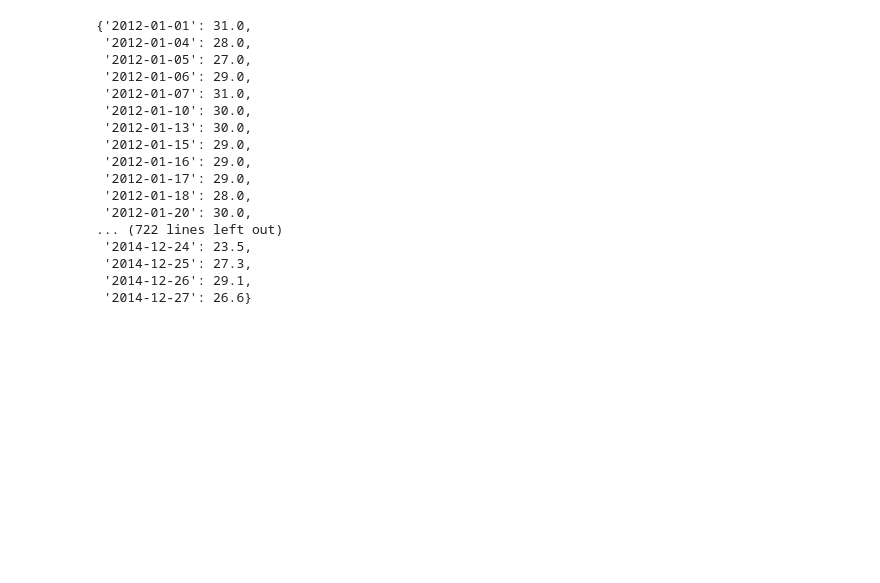
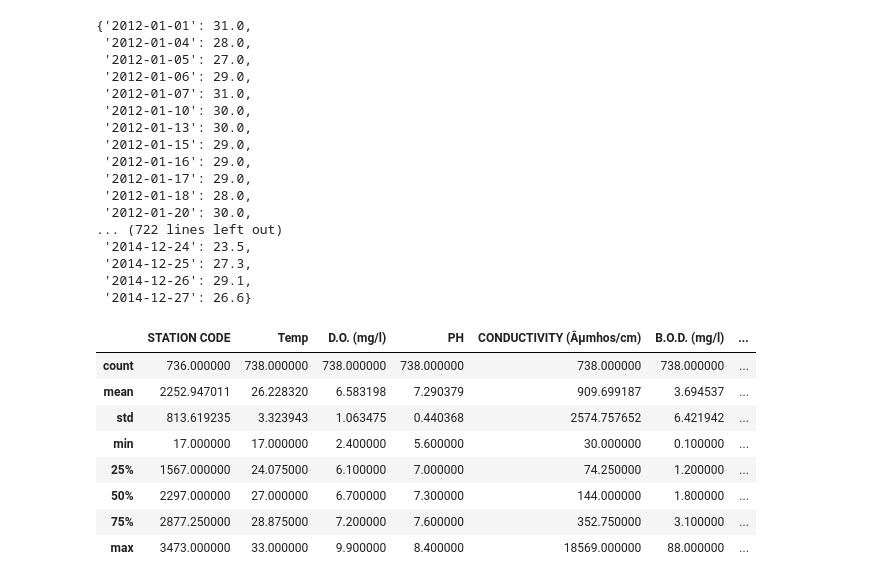
Before and after one commit to YASSINEKS007/Water-Quality-Monitoring-Project, a Jupyter notebook: backend/tests.ipynb, the cells around one changed output. Cells and saved outputs as stored; diff of their text form; code cells hidden in the pictures; blank space fills up the shorter version.

```diff
--- a/backend/tests.ipynb
+++ b/backend/tests.ipynb
@@ -86,3 +86,15 @@ dict_
  '2014-12-25': 27.3,
  '2014-12-26': 29.1,
  '2014-12-27': 26.6}
+# %%
+data.describe()
+# %% [output]
+|  | STATION CODE | Temp | D.O. (mg/l) | PH | CONDUCTIVITY (Âµmhos/cm) | B.O.D. (mg/l) | ... |
+| count | 736.000000 | 738.000000 | 738.000000 | 738.000000 | 738.000000 | 738.000000 | ... |
+| mean | 2252.947011 | 26.228320 | 6.583198 | 7.290379 | 909.699187 | 3.694537 | ... |
+| std | 813.619235 | 3.323943 | 1.063475 | 0.440368 | 2574.757652 | 6.421942 | ... |
+| min | 17.000000 | 17.000000 | 2.400000 | 5.600000 | 30.000000 | 0.100000 | ... |
+| 25% | 1567.000000 | 24.075000 | 6.100000 | 7.000000 | 74.250000 | 1.200000 | ... |
+| 50% | 2297.000000 | 27.000000 | 6.700000 | 7.300000 | 144.000000 | 1.800000 | ... |
+| 75% | 2877.250000 | 28.875000 | 7.200000 | 7.600000 | 352.750000 | 3.100000 | ... |
+| max | 3473.000000 | 33.000000 | 9.900000 | 8.400000 | 18569.000000 | 88.000000 | ... |
```
Also changed, not shown: parts of 22 cells of this notebook, 26 other files.
